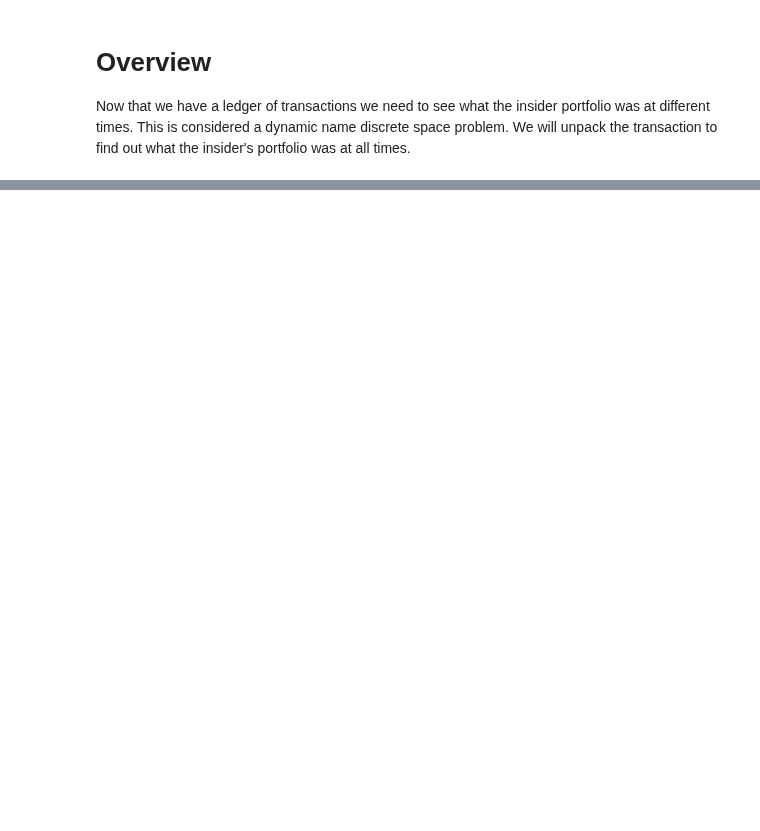
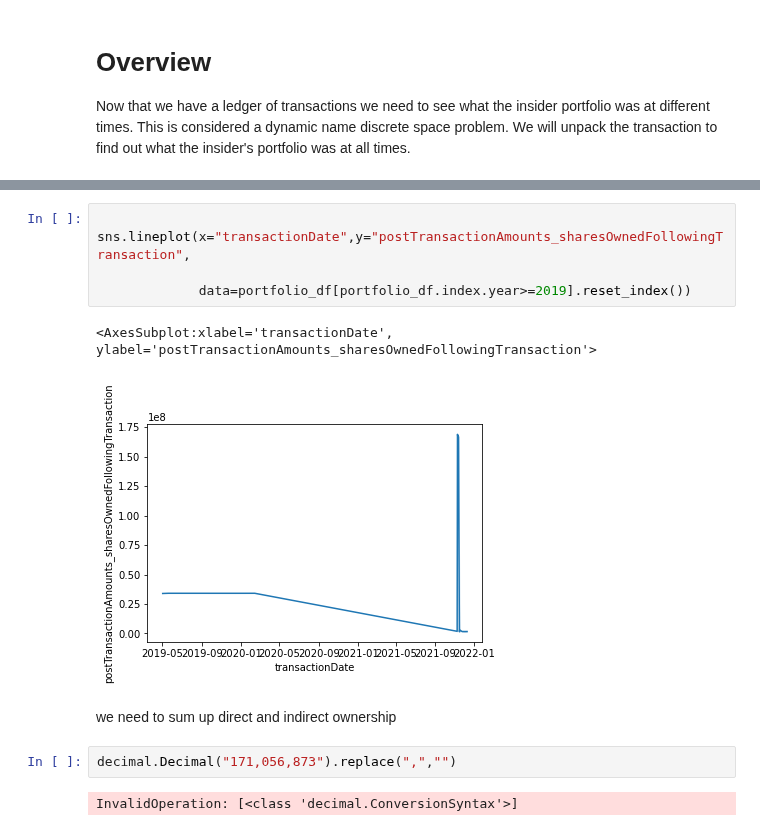
Before and after one commit to rogerfitz/tutorials, a Jupyter notebook: scraping_insider_trading/2_Transaction_Processing.ipynb, the cells around one changed output, grey strips where cells are left out. Cells and saved outputs as stored; diff of their text form; blank space fills up the shorter version.

```diff
--- a/scraping_insider_trading/2_Transaction_Processing.ipynb
+++ b/scraping_insider_trading/2_Transaction_Processing.ipynb
@@ -23,0 +76,14 @@ pd.read_csv("musk_transactions.csv")
+# %%
+
+sns.lineplot(x="transactionDate",y="postTransactionAmounts_sharesOwnedFollowingTransaction",
+
+             data=portfolio_df[portfolio_df.index.year>=2019].reset_index())
+# %% [output]
+<AxesSubplot:xlabel='transactionDate', ylabel='postTransactionAmounts_sharesOwnedFollowingTransaction'>
+[figure, added]
+# %% [markdown]
+we need to sum up direct and indirect ownership
+# %%
+decimal.Decimal("171,056,873").replace(",","")
+# %% [output]
+InvalidOperation: [<class 'decimal.ConversionSyntax'>]
```
Also changed, not shown: parts of 11 cells of this notebook, 13 other files.
